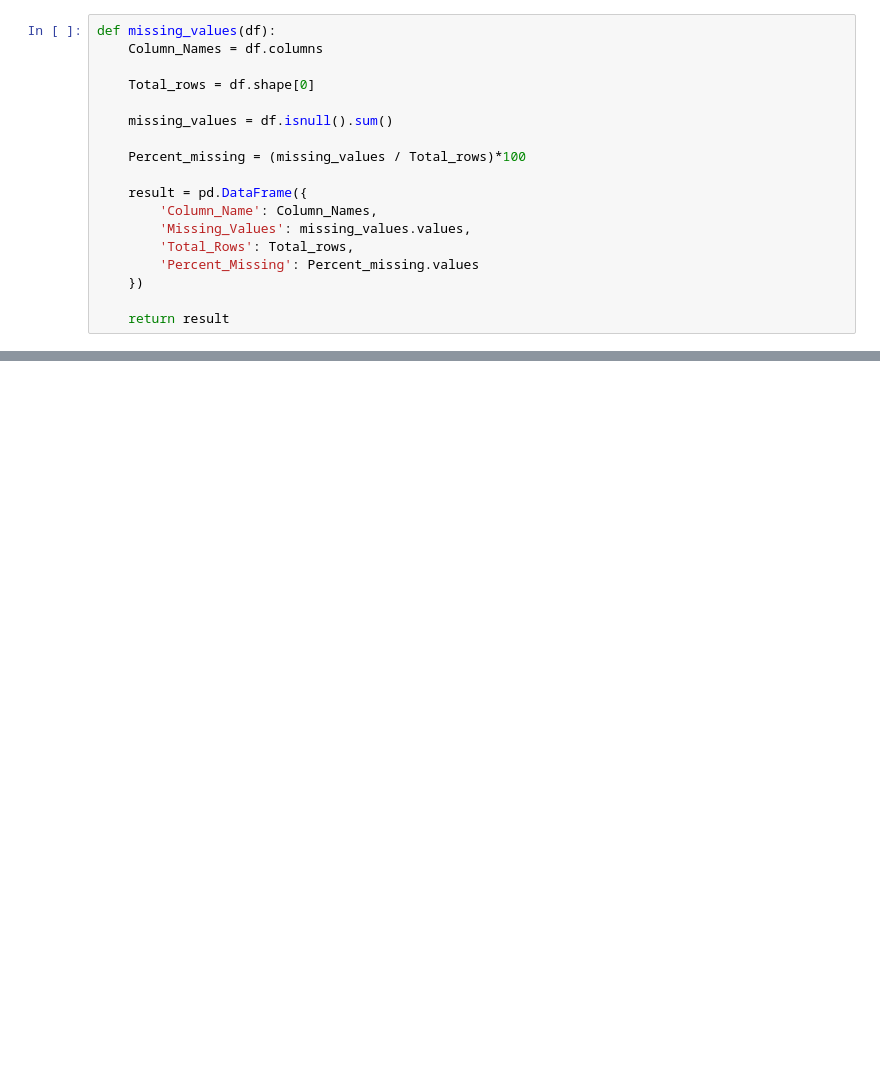
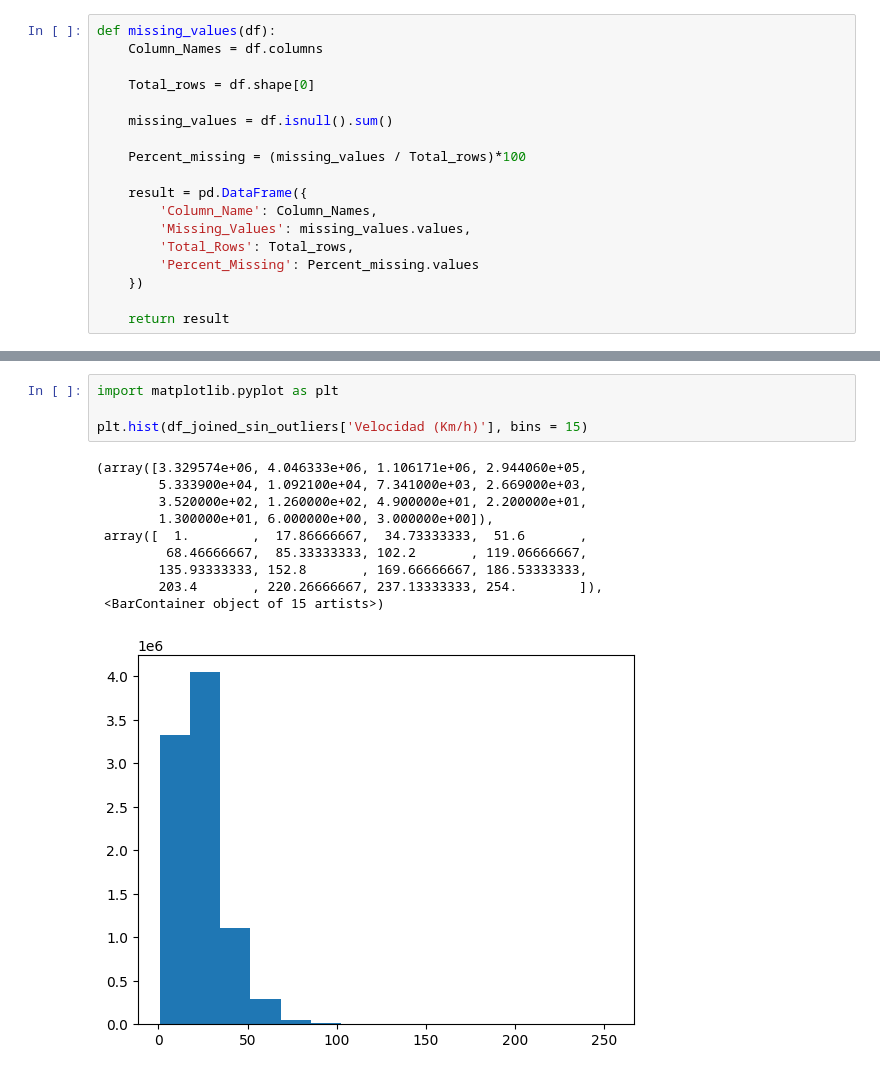
Before and after one commit to Matu10100/AirQuality_Prediction, a Jupyter notebook: Programacion/Unificar_Dataset_&_EDA.ipynb, the cells around one changed output, grey strips where cells are left out. Drawn from its saved outputs; the diff is of its cells as text; blank space fills up the shorter version.

```diff
--- a/Programacion/Unificar_Dataset_&_EDA.ipynb
+++ b/Programacion/Unificar_Dataset_&_EDA.ipynb
@@ -121,0 +164,15 @@ plt.show()
+# %%
+import matplotlib.pyplot as plt
+
+plt.hist(df_joined_sin_outliers['Velocidad (Km/h)'], bins = 15)
+# %% [output]
+(array([3.329574e+06, 4.046333e+06, 1.106171e+06, 2.944060e+05,
+        5.333900e+04, 1.092100e+04, 7.341000e+03, 2.669000e+03,
+        3.520000e+02, 1.260000e+02, 4.900000e+01, 2.200000e+01,
+        1.300000e+01, 6.000000e+00, 3.000000e+00]),
+ array([  1.        ,  17.86666667,  34.73333333,  51.6       ,
+         68.46666667,  85.33333333, 102.2       , 119.06666667,
+        135.93333333, 152.8       , 169.66666667, 186.53333333,
+        203.4       , 220.26666667, 237.13333333, 254.        ]),
+ <BarContainer object of 15 artists>)
+[figure, added]
```
Also changed, not shown: parts of 23 cells of this notebook, 1 other file.
